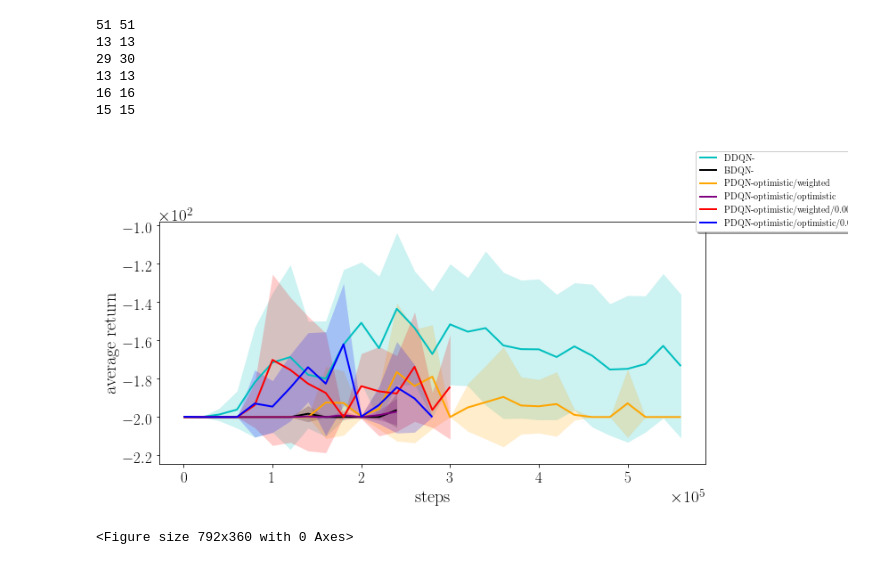
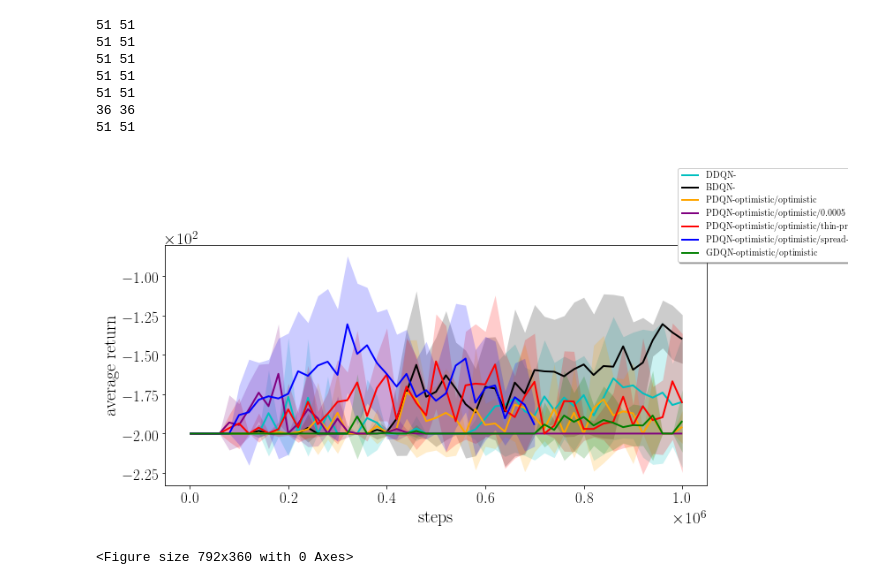
Before and after one commit to albertometelli/weightedDQN, a Jupyter notebook: dqn/atari/res_2/notebook.ipynb, the cells around one changed output. Saved outputs shown, nothing was run; the diff lists cells and outputs as text; code cells hidden in the pictures.

Commit message:
added qs plot for weighted policy

```diff
--- a/dqn/atari/res_2/notebook.ipynb
+++ b/dqn/atari/res_2/notebook.ipynb
@@ -103,11 +103,11 @@ def plot_ci(xs, ys, conf, n, xlabel=None, ylabel=None, label=None, ax=None, **kw
     return ax
 # %%
 environments = ['mountain']#'BankHeist','Asterix','Asteroids'
-algorithms = ['dqn','boot','particle']#,,'boot'
+algorithms = ['dqn','boot','particle','gaussian']#,,'boot'
 eval_freq = [2e4,1e3]
 #policies = [['weighted'],['weighted-gaussian'],['boot','weighted'],['eps-greedy', 'boltzmann']]
-updates = [[''],[''],['optimistic/weighted','optimistic/optimistic','optimistic/weighted/0.0005','optimistic/optimistic/0.0005',
-                      'weighted/mean','weighted/weighted','weighted/optimistic'],['weighted','max_mean'],['']]
+updates = [[''],[''],['optimistic/optimistic','optimistic/optimistic/0.0005',
+                      'optimistic/optimistic/thin-prior','optimistic/optimistic/spread-4'],['optimistic/optimistic','max_mean'],['']]
 alg_to_label={
         'particle':'PDQN',
         'gaussian':'GDQN',
@@ -140,7 +140,7 @@ alg_to_double_vec ={
 }
 
 conf = 0.95
-n_rows = 29
+n_rows = 100
 subsample = 1
 legend_labels = []
 legend_colors = []
@@ -152,7 +152,7 @@ for e,env in enumerate(environments):
     i = 0
     for j, alg in enumerate(algorithms):
             for u in updates[j]:
-                    if alg in ['particle']:
+                    if alg in ['particle','gaussian']:
                         paths = glob.glob("./" + env + "/" + alg + "/"+ u + "/*.npy")
                     else:
                         paths = glob.glob("./" + env + "/" + alg + "/*.npy")
@@ -180,37 +180,38 @@ for e,env in enumerate(environments):
                     if e == 0:
                         legend_labels.append(alg_to_label[alg])
                         legend_colors.append(col[i])
                         legend_markers.append(markers[i])
                     print(min_rows,max_rows)
                     cum_reward_test = np.stack(res)
                     #print(cum_reward_test)
                     indexes = [i*subsample for i in range(len(timesteps) // subsample)]
 
 
                     ax = plot_ci(timesteps[indexes],cum_reward_test[:, indexes], conf,
                                 5, xlabel='steps', ylabel='average return', label=alg_to_label[alg]+"-"+u ,
                                  ax=ax, linewidth=2.0, linestyle=ls[0], color=col[i])
                     #ax.set_ylim(limits[e])
 
                     i += 1
     lgd=fig.legend(loc='center right',
                           ncol=1, fancybox=True, shadow=True,bbox_to_anchor=(1.1,1))
 
     fig.savefig(env+".pdf",format='pdf', bbox_inches='tight',bbox_extra_artists=(lgd,))
 
 fig = plt.figure(figsize=(11, 5))
 patches = [ mlines.Line2D([], [], color=legend_colors[i], marker=legend_markers[i],
                           label=legend_labels[i])  for i in range(len(legend_labels)) ]
 
 #lgd=fig.legend( patches, legend_labels, ncol=6,
 #           loc='center')
 #fig.savefig('atari-legend.pdf',format='pdf',bbox_extra_artists=(lgd,), bbox_inches='tight')
 # %% [output]
 51 51
-13 13
-29 30
-13 13
-16 16
-15 15
+51 51
+51 51
+51 51
+51 51
+36 36
+51 51
-[figure, old version]
+[figure, new version]
 <Figure size 792x360 with 0 Axes>
```
Also changed, not shown: 1 other file.
